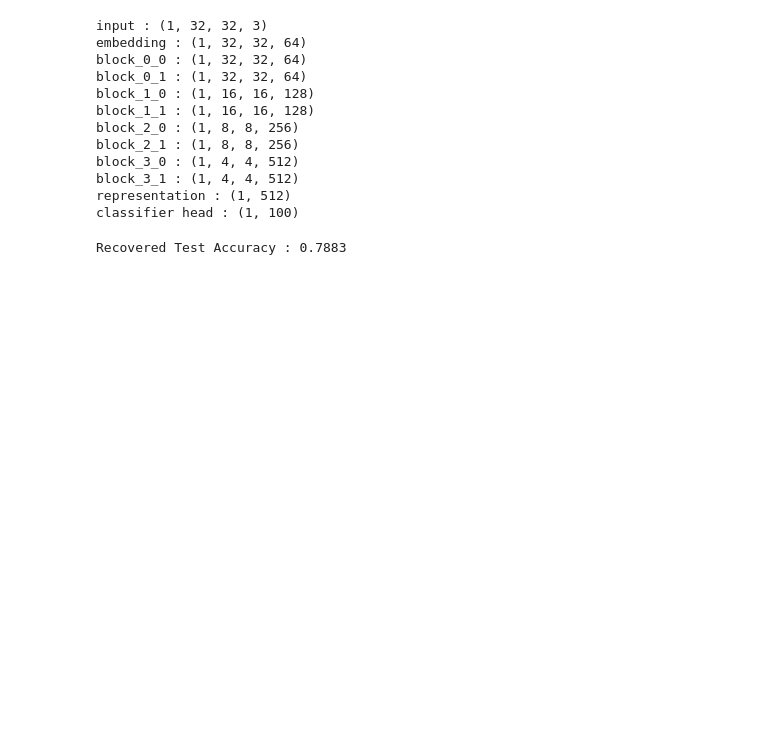
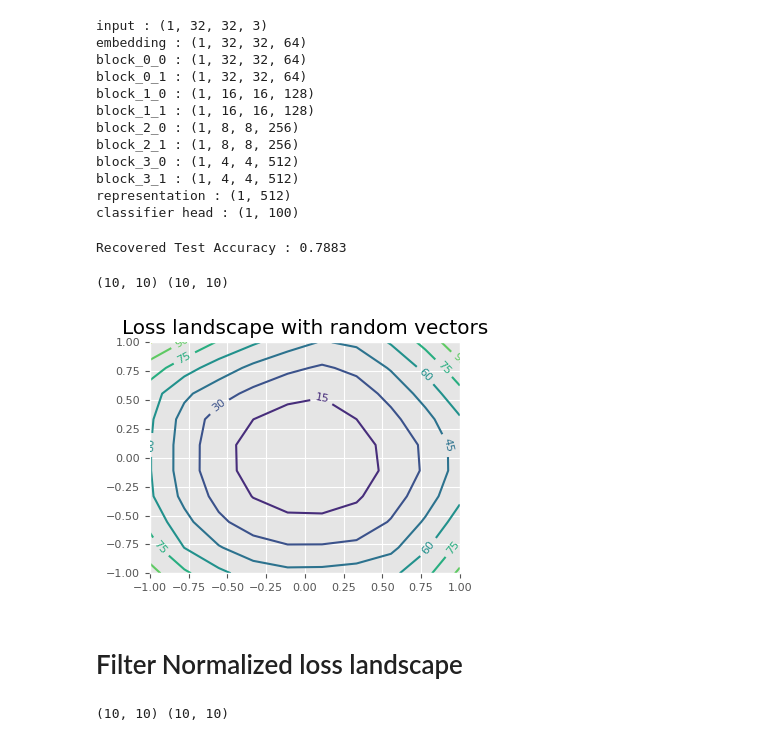
Before and after one commit to sungyubkim/hands_on_jax, a Jupyter notebook: 4_visualizing_loss_landscapes/visualizing_loss_landscapes.ipynb, the cells around one changed output. Drawn from its saved outputs; the diff is of its cells as text; code cells hidden in the pictures; blank space fills up the shorter version.

```diff
--- a/4_visualizing_loss_landscapes/visualizing_loss_landscapes.ipynb
+++ b/4_visualizing_loss_landscapes/visualizing_loss_landscapes.ipynb
@@ -77,10 +99,49 @@ classifier head : (1, 100)
 trainer = load_ckpt('../3_image_classification/result/cifar100/renset_18', trainer)
 
 batch_dims = (num_devices, BATCH_SIZE//num_devices)
-train_dataset = load_dataset(NUM_CLASSES, batch_dims)
+train_dataset = list(load_dataset(NUM_CLASSES, batch_dims, True, False, False))
 test_dataset = list(load_dataset(NUM_CLASSES, batch_dims, False, False, False))
 
 test_acc = compute_acc_dataset(replicate(trainer), test_dataset)
 print(f'Recovered Test Accuracy : {test_acc:.4f}')
 # %% [output]
 Recovered Test Accuracy : 0.7883
+# %%
+x = np.linspace(-1, 1, 10)
+y = np.linspace(-1, 1, 10)
+xv, yv = np.meshgrid(x, y)
+print(xv.shape, yv.shape)
+# %% [output]
+(10, 10) (10, 10)
+# %%
+# sample random direction
+vec_params, unravel_fn = params_to_vec(trainer.params, True)
+rng, rng_x, rng_y = jax.random.split(rng, 3)
+x_vec = jax.random.normal(rng_x, vec_params.shape)
+y_vec = jax.random.normal(rng_y, vec_params.shape)
+
+z = np.zeros_like(xv)
+for i, alpha in enumerate(tqdm(x)):
+    for j, beta in enumerate(y):
+        # define perturbation
+        pert = alpha * x_vec + beta * y_vec
+        perturbed_params = vec_params + pert
+        perturbed_trainer = trainer.replace(params=unravel_fn(perturbed_params))
+        acc_te = compute_loss_dataset(replicate(perturbed_trainer), train_dataset)
+        z[i][j] = acc_te
+# %%
+contour = plt.contour(xv, yv, z)
+plt.clabel(contour, inline=True, fontsize=8)
+plt.title(f'Loss landscape with random vectors')
+plt.show()
+# %% [output]
+[figure, added]
+# %% [markdown]
+# Filter Normalized loss landscape
+# %%
+x = np.linspace(-1, 1, 10)
+y = np.linspace(-1, 1, 10)
+xv, yv = np.meshgrid(x, y)
+print(xv.shape, yv.shape)
+# %% [output]
+(10, 10) (10, 10)
```
Also changed, not shown: parts of 6 cells of this notebook, 3 other files.
